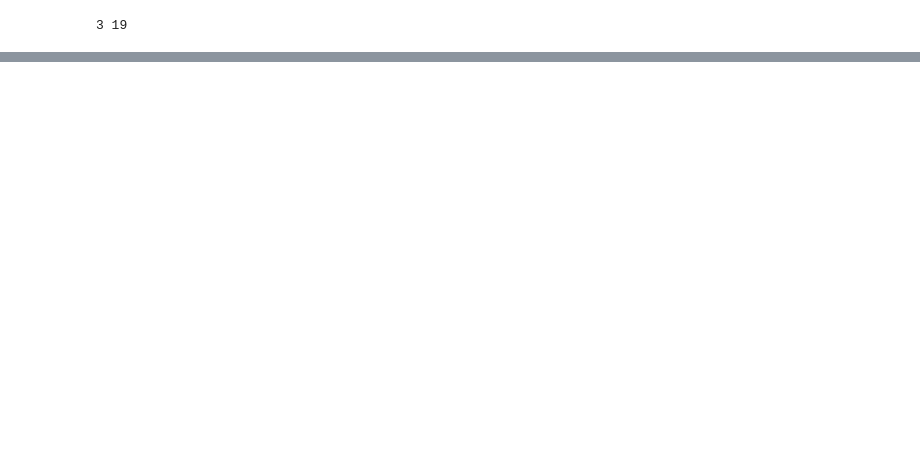
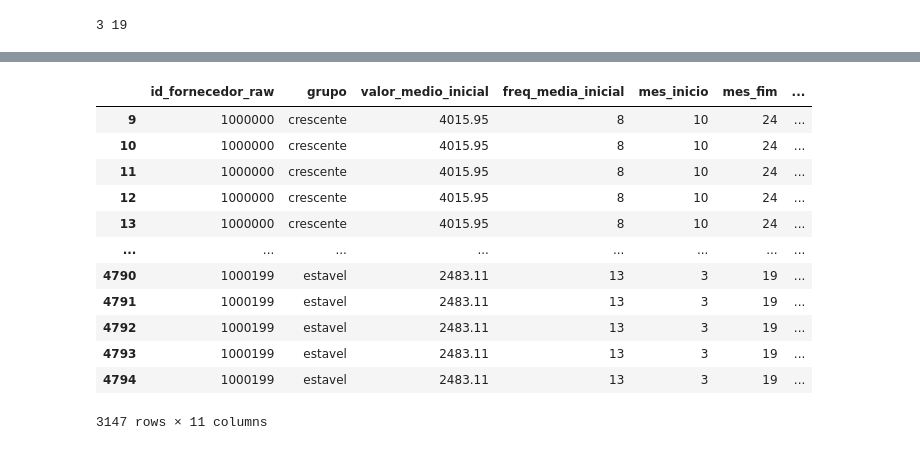
Before and after one commit to NasserSalim1/Credit-Analysis-Data-Pipeline, a Jupyter notebook: sql/dml/dados_fake.ipynb, the cells around one changed output, grey strips where cells are left out. Drawn from its saved outputs; the diff is of its cells as text; code cells hidden in the pictures; blank space fills up the shorter version.

```diff
--- a/sql/dml/dados_fake.ipynb
+++ b/sql/dml/dados_fake.ipynb
@@ -133,0 +131,40 @@ print(model_temporal)
+# %%
+taxa_valor = 0.005
+
+df_fornecedor_mes_ativo["quantidade_real_pagamentos"] = np.random.poisson(df_fornecedor_mes_ativo["lambda_mes"])
+
+# Crescente
+df_fornecedor_mes_ativo.loc[
+    mask_crescente,
+    'valor_medio_mes'
+    ] = df_fornecedor_mes_ativo['valor_medio_inicial'] * (1 + taxa_valor) ** df_fornecedor_mes_ativo['mes_relativo']
+
+# Decrescente
+df_fornecedor_mes_ativo.loc[
+    mask_decrescente,
+    'valor_medio_mes'
+    ] = df_fornecedor_mes_ativo['valor_medio_inicial'] * (1 - taxa_valor) ** df_fornecedor_mes_ativo['mes_relativo']
+
+# Estável
+mask_estavel = df_fornecedor_mes_ativo['grupo'] == 'estavel'
+df_fornecedor_mes_ativo.loc[
+    mask_estavel,
+    'valor_medio_mes'
+    ] = df_fornecedor_mes_ativo['valor_medio_inicial']
+
+display(df_fornecedor_mes_ativo)
+#display(df_fornecedor_mes_ativo)
+# %% [output]
+|  | id_fornecedor_raw | grupo | valor_medio_inicial | freq_media_inicial | mes_inicio | mes_fim | ... |
+| 9 | 1000000 | crescente | 4015.95 | 8 | 10 | 24 | ... |
+| 10 | 1000000 | crescente | 4015.95 | 8 | 10 | 24 | ... |
+| 11 | 1000000 | crescente | 4015.95 | 8 | 10 | 24 | ... |
+| 12 | 1000000 | crescente | 4015.95 | 8 | 10 | 24 | ... |
+| 13 | 1000000 | crescente | 4015.95 | 8 | 10 | 24 | ... |
+| ... | ... | ... | ... | ... | ... | ... | ... |
+| 4790 | 1000199 | estavel | 2483.11 | 13 | 3 | 19 | ... |
+| 4791 | 1000199 | estavel | 2483.11 | 13 | 3 | 19 | ... |
+| 4792 | 1000199 | estavel | 2483.11 | 13 | 3 | 19 | ... |
+| 4793 | 1000199 | estavel | 2483.11 | 13 | 3 | 19 | ... |
+| 4794 | 1000199 | estavel | 2483.11 | 13 | 3 | 19 | ... |
+3147 rows × 11 columns
```
Also changed, not shown: parts of 10 cells of this notebook.
